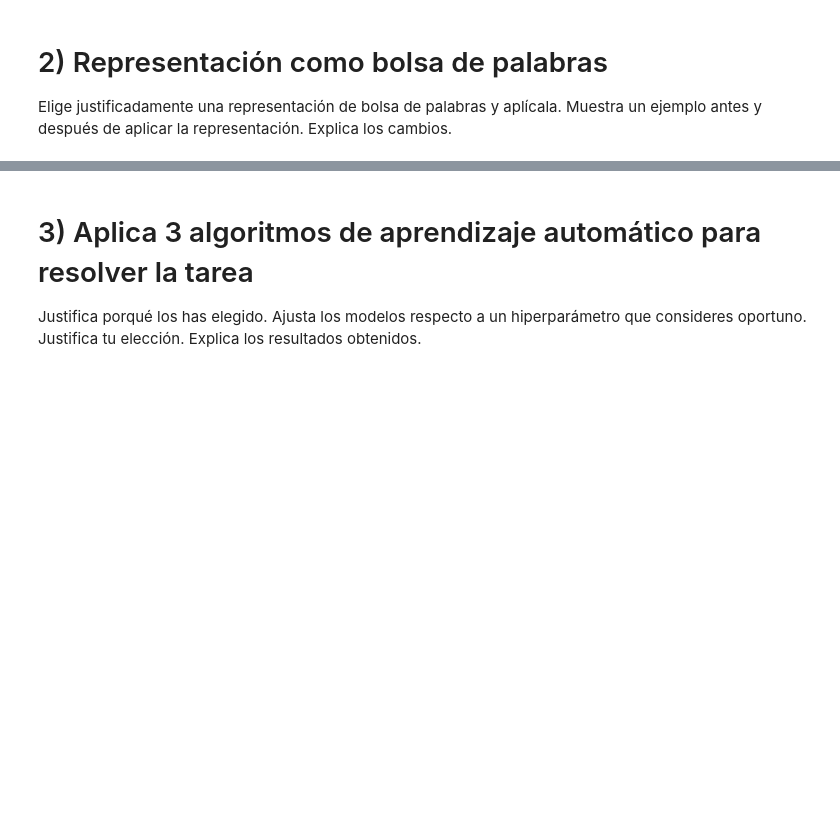
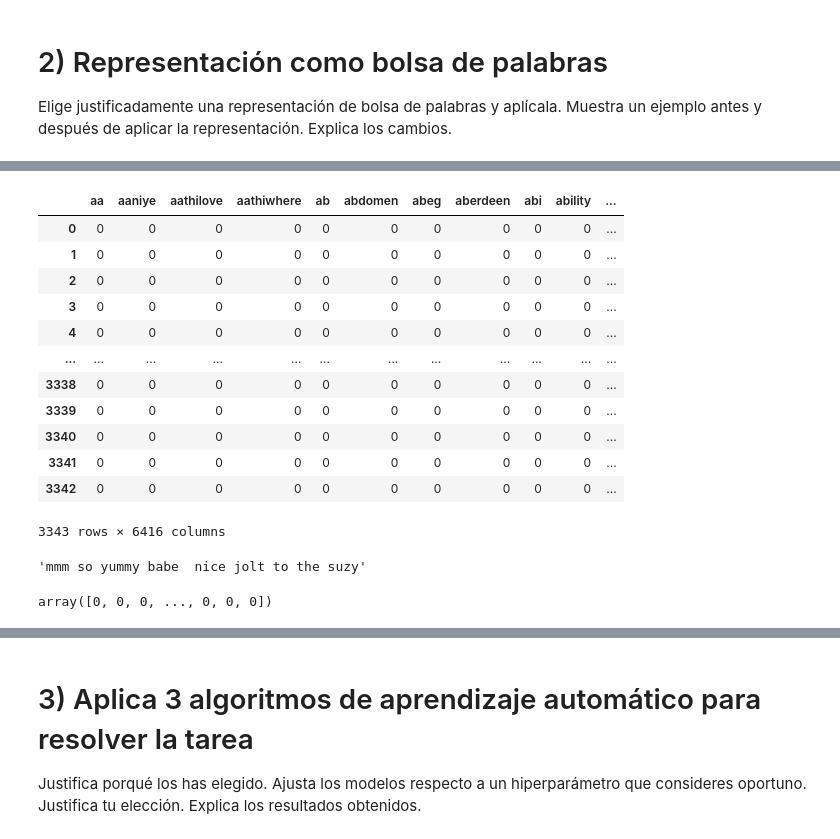
Before and after one commit to ALK222/IA2, a Jupyter notebook: labs/2024/lab4/P4_pln_2324_enunciado.ipynb, the cells around one changed output, grey strips where cells are left out. Drawn from its saved outputs; the diff is of its cells as text; code cells hidden in the pictures; blank space fills up the shorter version.

```diff
--- a/labs/2024/lab4/P4_pln_2324_enunciado.ipynb
+++ b/labs/2024/lab4/P4_pln_2324_enunciado.ipynb
@@ -165,3 +205,10 @@ count_vectorizer_train_ham
 
 Elige justificadamente una representación de bolsa de palabras y aplícala.
 Muestra un ejemplo antes y después de aplicar la representación. Explica los cambios.
+# %%
+from sklearn.feature_extraction.text import CountVectorizer
+
+cv = CountVectorizer()
+cv_matrix = cv.fit_transform(X_train)
+cv_matrix = cv_matrix.toarray()
+cv_matrix
@@ -167,0 +223,26 @@ Muestra un ejemplo antes y después de aplicar la representación. Explica los c
+# %%
+vocab = cv.get_feature_names_out()
+
+pd.DataFrame(cv_matrix, columns=vocab)
+# %% [output]
+|  | aa | aaniye | aathilove | aathiwhere | ab | abdomen | abeg | aberdeen | abi | ability | ... |
+| 0 | 0 | 0 | 0 | 0 | 0 | 0 | 0 | 0 | 0 | 0 | ... |
+| 1 | 0 | 0 | 0 | 0 | 0 | 0 | 0 | 0 | 0 | 0 | ... |
+| 2 | 0 | 0 | 0 | 0 | 0 | 0 | 0 | 0 | 0 | 0 | ... |
+| 3 | 0 | 0 | 0 | 0 | 0 | 0 | 0 | 0 | 0 | 0 | ... |
+| 4 | 0 | 0 | 0 | 0 | 0 | 0 | 0 | 0 | 0 | 0 | ... |
+| ... | ... | ... | ... | ... | ... | ... | ... | ... | ... | ... | ... |
+| 3338 | 0 | 0 | 0 | 0 | 0 | 0 | 0 | 0 | 0 | 0 | ... |
+| 3339 | 0 | 0 | 0 | 0 | 0 | 0 | 0 | 0 | 0 | 0 | ... |
+| 3340 | 0 | 0 | 0 | 0 | 0 | 0 | 0 | 0 | 0 | 0 | ... |
+| 3341 | 0 | 0 | 0 | 0 | 0 | 0 | 0 | 0 | 0 | 0 | ... |
+| 3342 | 0 | 0 | 0 | 0 | 0 | 0 | 0 | 0 | 0 | 0 | ... |
+3343 rows × 6416 columns
+# %%
+X_train.iloc[27]
+# %% [output]
+'mmm so yummy babe  nice jolt to the suzy'
+# %%
+cv_matrix[27]
+# %% [output]
+array([0, 0, 0, ..., 0, 0, 0])
```
Also changed, not shown: parts of 22 cells of this notebook, 2 other files.
